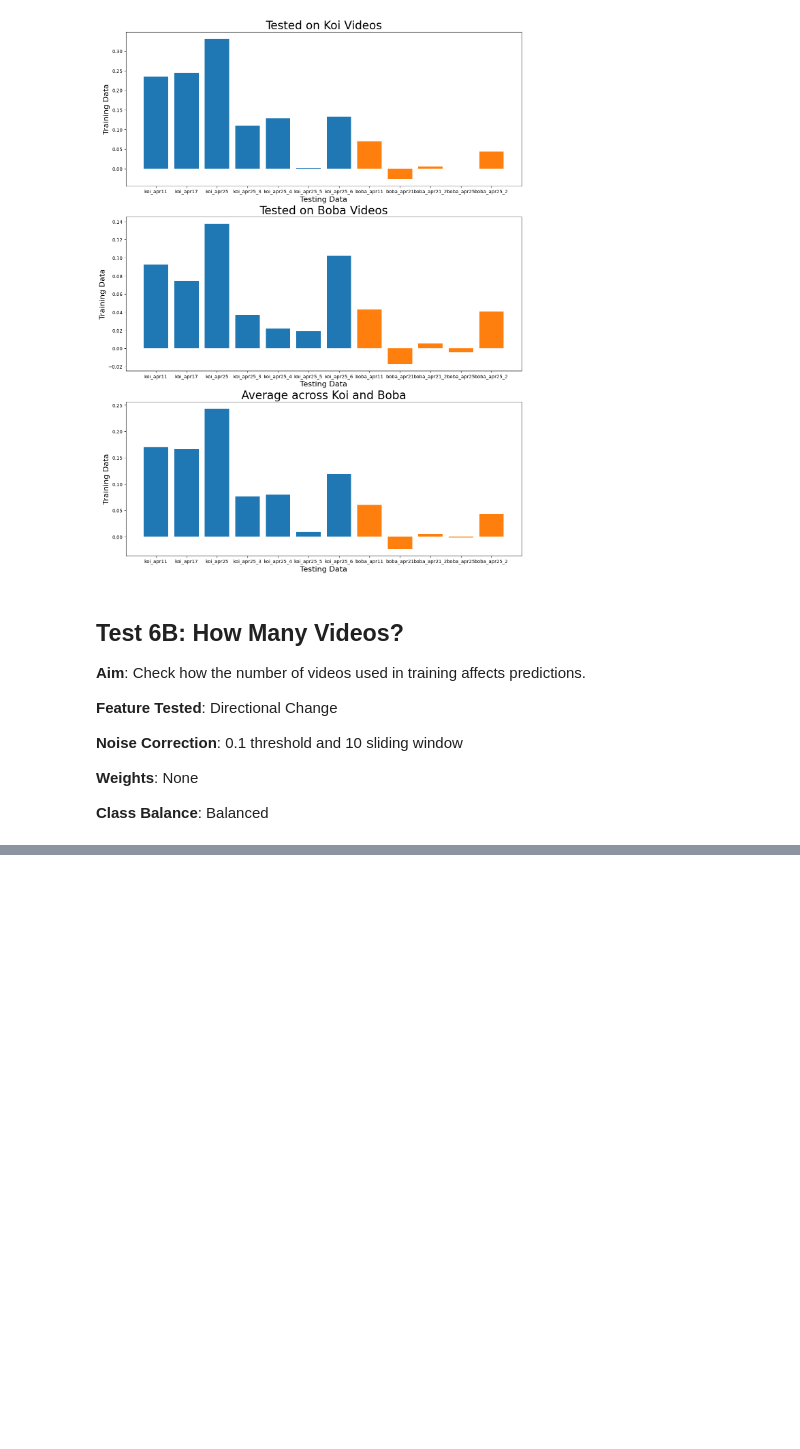
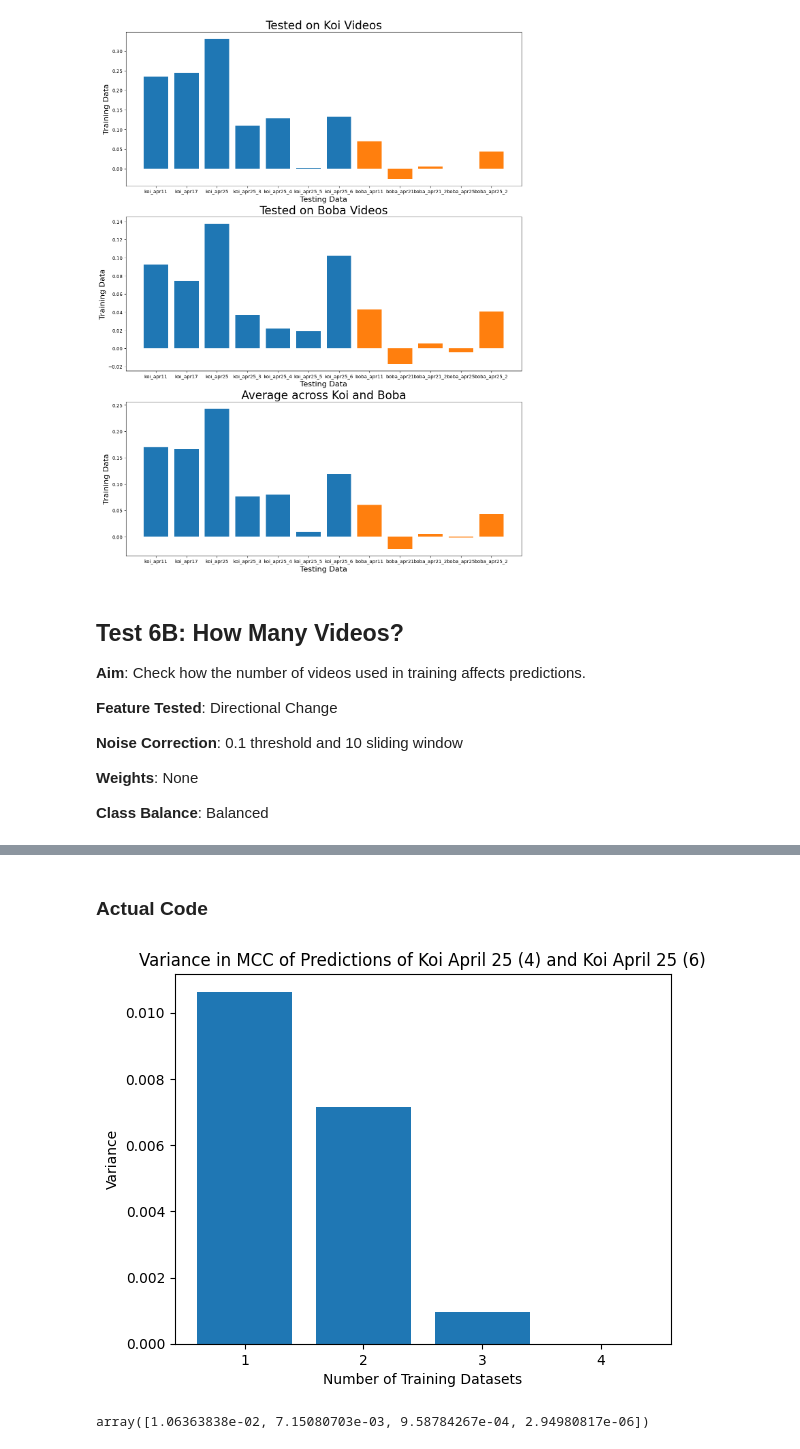
Before and after one commit to russell-ykh/monke, a Jupyter notebook: cla6fy.ipynb, the cells around one changed output, grey strips where cells are left out. Drawn from its saved outputs; the diff is of its cells as text; code cells hidden in the pictures; blank space fills up the shorter version.

```diff
--- a/cla6fy.ipynb
+++ b/cla6fy.ipynb
@@ -280,0 +449,52 @@ KeyboardInterrupt:
+# %% [markdown]
+### Actual Code
+# %%
+test_names_6c = ["koi_apr25_4", "koi_apr25_6"]
+train_names_6c = ["koi_apr11", "koi_apr17", "koi_apr25", "koi_apr25_3"]
+
+process = lambda x : mf.changes_in_changes(mf.vel(x), 10, 0.1)
+data_6c, labels_6c = process_data(pose_data_koi, labels_koi, process)
+
+runs = [3, 2, 3, 12]
+clf = RandomForestClassifier(class_weight="balanced_subsample")
+# %%
+results_6c = []
+
+for i in range(1,5):
+    combos = itertools.combinations(train_names_6c, i)
+
+    results_6c.append({})
+
+    for train_combo in combos:
+        results_6c[i-1][train_combo] = []
+        for _ in range(runs[i-1]):
+            training_data, test_data, training_labels, test_labels = prep_train_test_data(data_6c, labels_6c, train_combo, test_names=test_names_6c)
+            clf.fit(training_data, training_labels)
+            results_6c[i-1][train_combo].append(test_classify(clf, np.concatenate([test_data[n] for n in test_data]), np.concatenate([test_labels[m] for m in test_labels])))
+# %%
+mccs_6c = []
+set_size = 1
+
+for set in results_6c:
+    mccs_6c.append([])
+    for combo in set:
+        for trial in set[combo]:
+            mccs_6c[set_size - 1].append(trial["mcc"])
+    set_size += 1
+
+avg_mcc_6c = np.mean(mccs_6c, axis=1)
+variance_6c = np.var(mccs_6c, axis=1)
+# %%
+xticks = list(range(1, len(variance_6c)+1))
+plt.bar(xticks, variance_6c)
+plt.title("Variance in MCC of Predictions of Koi April 25 (4) and Koi April 25 (6)")
+plt.xlabel("Number of Training Datasets")
+plt.ylabel("Variance")
+plt.xticks(xticks)
+plt.show()
+# %% [output]
+[figure, added]
+# %%
+variance_6c
+# %% [output]
+array([1.06363838e-02, 7.15080703e-03, 9.58784267e-04, 2.94980817e-06])
```
Also changed, not shown: parts of 15 cells of this notebook.
